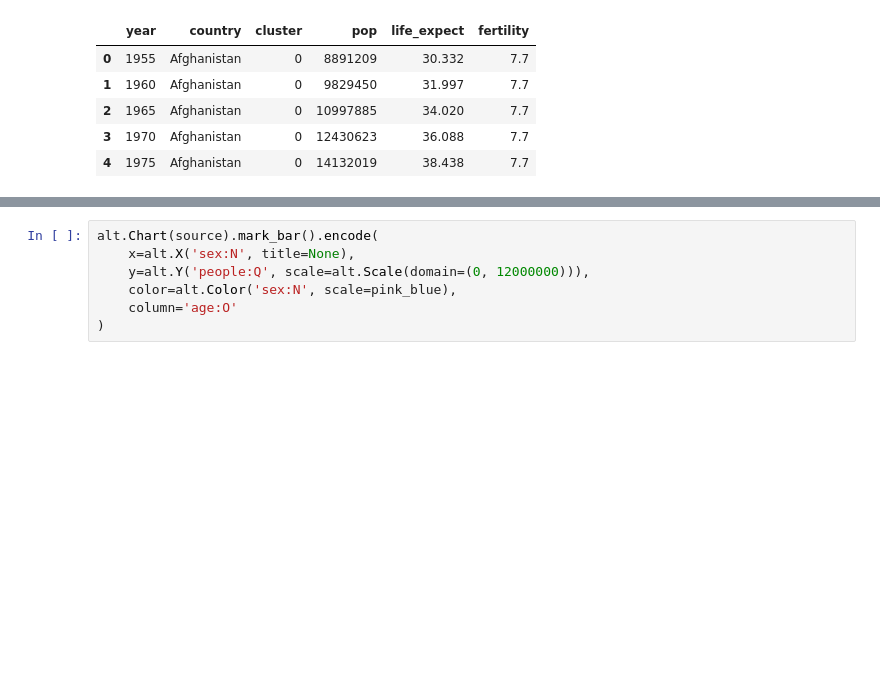
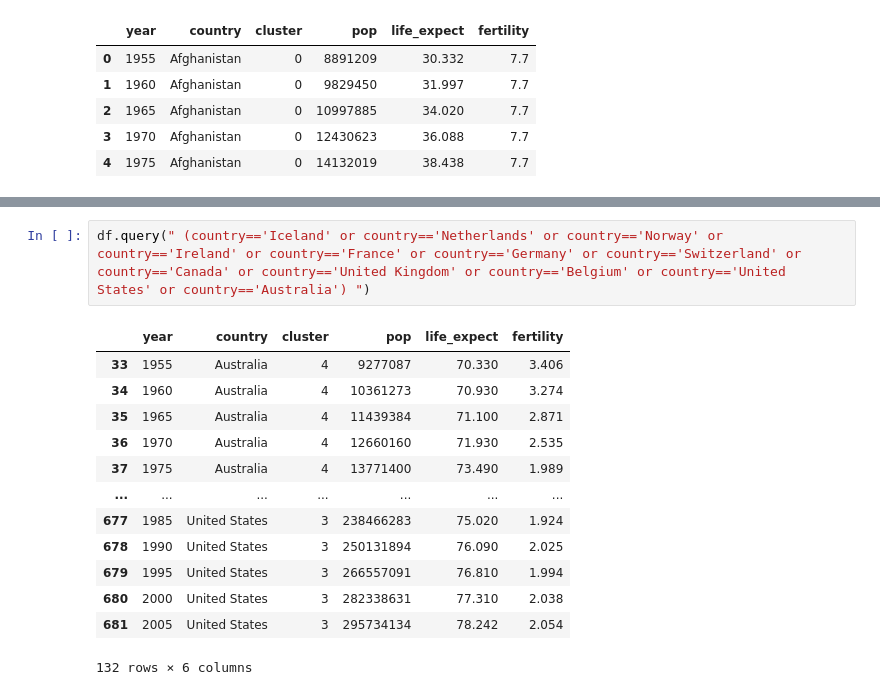
Before and after one commit to dwootton/Altair-Express, a Jupyter notebook: Untitled2.ipynb, the cells around one changed output, grey strips where cells are left out. Drawn from its saved outputs; the diff is of its cells as text; blank space fills up the shorter version.

```diff
--- a/Untitled2.ipynb
+++ b/Untitled2.ipynb
@@ -23,7 +39,16 @@ NameError: name 'pd' is not defined
 # %%
-alt.Chart(source).mark_bar().encode(
-    x=alt.X('sex:N', title=None),
-    y=alt.Y('people:Q', scale=alt.Scale(domain=(0, 12000000))),
-    color=alt.Color('sex:N', scale=pink_blue),
-    column='age:O'
-)
+df.query(" (country=='Iceland' or country=='Netherlands' or country=='Norway' or country=='Ireland' or country=='France' or country=='Germany' or country=='Switzerland' or country=='Canada' or country=='United Kingdom' or country=='Belgium' or country=='United States' or country=='Australia') ")
+# %% [output]
+|  | year | country | cluster | pop | life_expect | fertility |
+| 33 | 1955 | Australia | 4 | 9277087 | 70.330 | 3.406 |
+| 34 | 1960 | Australia | 4 | 10361273 | 70.930 | 3.274 |
+| 35 | 1965 | Australia | 4 | 11439384 | 71.100 | 2.871 |
+| 36 | 1970 | Australia | 4 | 12660160 | 71.930 | 2.535 |
+| 37 | 1975 | Australia | 4 | 13771400 | 73.490 | 1.989 |
+| ... | ... | ... | ... | ... | ... | ... |
+| 677 | 1985 | United States | 3 | 238466283 | 75.020 | 1.924 |
+| 678 | 1990 | United States | 3 | 250131894 | 76.090 | 2.025 |
+| 679 | 1995 | United States | 3 | 266557091 | 76.810 | 1.994 |
+| 680 | 2000 | United States | 3 | 282338631 | 77.310 | 2.038 |
+| 681 | 2005 | United States | 3 | 295734134 | 78.242 | 2.054 |
+132 rows × 6 columns
```
Also changed, not shown: parts of 3 cells of this notebook, 4 other files.
